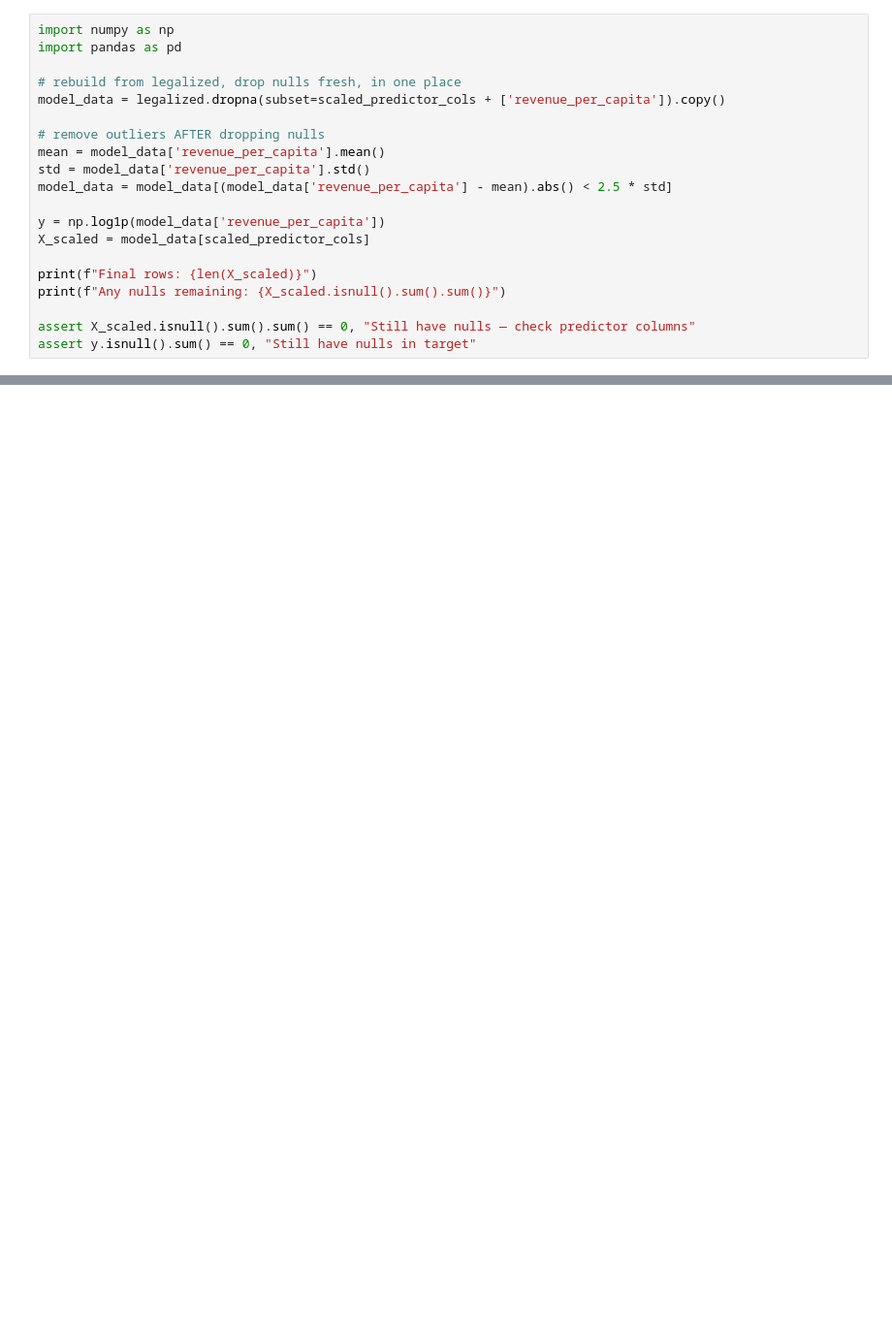
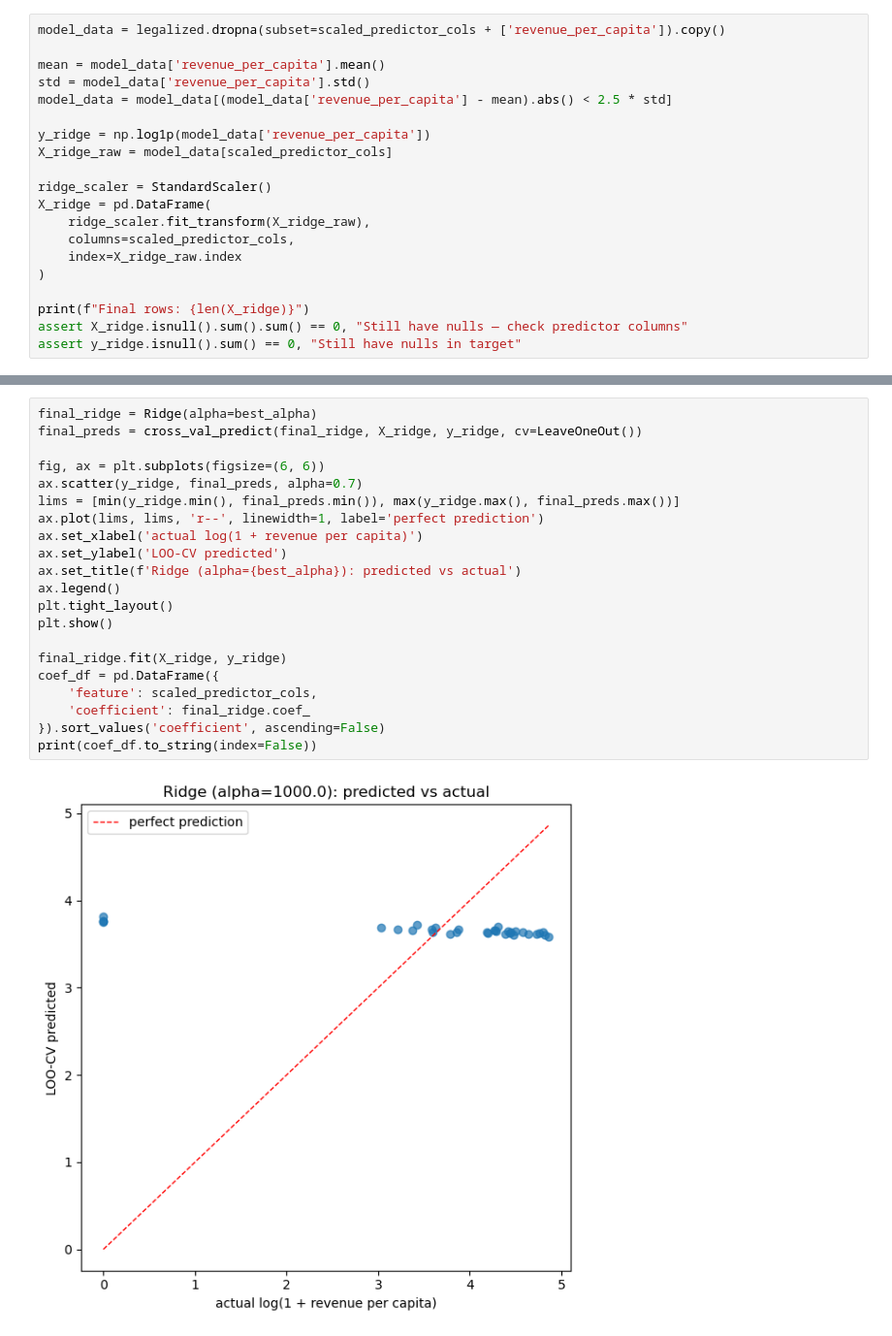
Before and after one commit to simonpr0/sports_gambling_data, a Jupyter notebook: data.ipynb, the cells around one changed output, grey strips where cells are left out. Shown at 97% size. Cells and saved outputs as stored; diff of their text form; blank space fills up the shorter version.

```diff
--- a/data.ipynb
+++ b/data.ipynb
@@ -198,22 +216,22 @@ strong multicollinearity or other numerical problems.
 # %%
-import numpy as np
-import pandas as pd
-
-# rebuild from legalized, drop nulls fresh, in one place
 model_data = legalized.dropna(subset=scaled_predictor_cols + ['revenue_per_capita']).copy()
 
-# remove outliers AFTER dropping nulls
 mean = model_data['revenue_per_capita'].mean()
 std = model_data['revenue_per_capita'].std()
 model_data = model_data[(model_data['revenue_per_capita'] - mean).abs() < 2.5 * std]
 
-y = np.log1p(model_data['revenue_per_capita'])
-X_scaled = model_data[scaled_predictor_cols]
+y_ridge = np.log1p(model_data['revenue_per_capita'])
+X_ridge_raw = model_data[scaled_predictor_cols]
 
-print(f"Final rows: {len(X_scaled)}")
-print(f"Any nulls remaining: {X_scaled.isnull().sum().sum()}")
+ridge_scaler = StandardScaler()
+X_ridge = pd.DataFrame(
+    ridge_scaler.fit_transform(X_ridge_raw),
+    columns=scaled_predictor_cols,
+    index=X_ridge_raw.index
+)
 
-assert X_scaled.isnull().sum().sum() == 0, "Still have nulls — check predictor columns"
-assert y.isnull().sum() == 0, "Still have nulls in target"
+print(f"Final rows: {len(X_ridge)}")
+assert X_ridge.isnull().sum().sum() == 0, "Still have nulls — check predictor columns"
+assert y_ridge.isnull().sum() == 0, "Still have nulls in target"
 # %% [output]
 Final rows: 33
@@ -270,0 +302,23 @@ Best alpha: 100.0
+# %%
+final_ridge = Ridge(alpha=best_alpha)
+final_preds = cross_val_predict(final_ridge, X_ridge, y_ridge, cv=LeaveOneOut())
+
+fig, ax = plt.subplots(figsize=(6, 6))
+ax.scatter(y_ridge, final_preds, alpha=0.7)
+lims = [min(y_ridge.min(), final_preds.min()), max(y_ridge.max(), final_preds.max())]
+ax.plot(lims, lims, 'r--', linewidth=1, label='perfect prediction')
+ax.set_xlabel('actual log(1 + revenue per capita)')
+ax.set_ylabel('LOO-CV predicted')
+ax.set_title(f'Ridge (alpha={best_alpha}): predicted vs actual')
+ax.legend()
+plt.tight_layout()
+plt.show()
+
+final_ridge.fit(X_ridge, y_ridge)
+coef_df = pd.DataFrame({
+    'feature': scaled_predictor_cols,
+    'coefficient': final_ridge.coef_
+}).sort_values('coefficient', ascending=False)
+print(coef_df.to_string(index=False))
+# %% [output]
+[figure, added]
```
Also changed, not shown: parts of 26 cells of this notebook, 3 other files.
